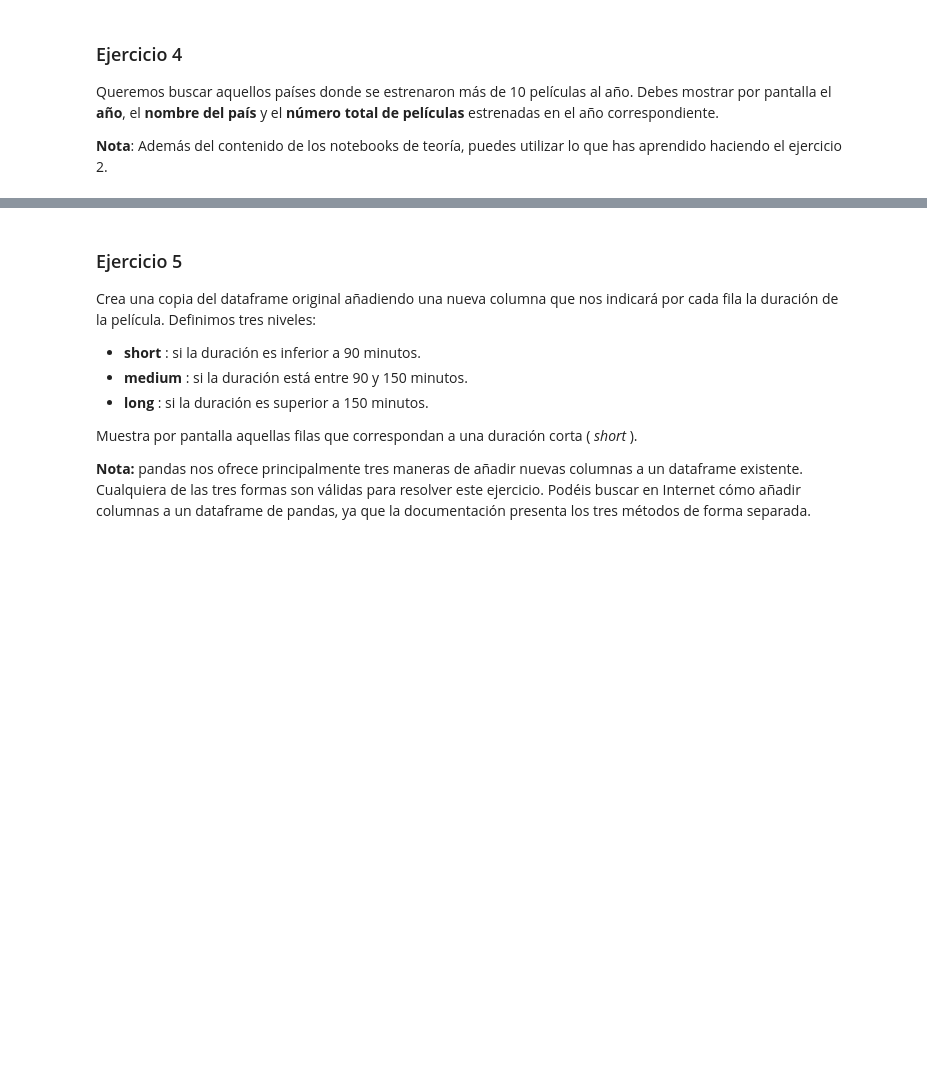
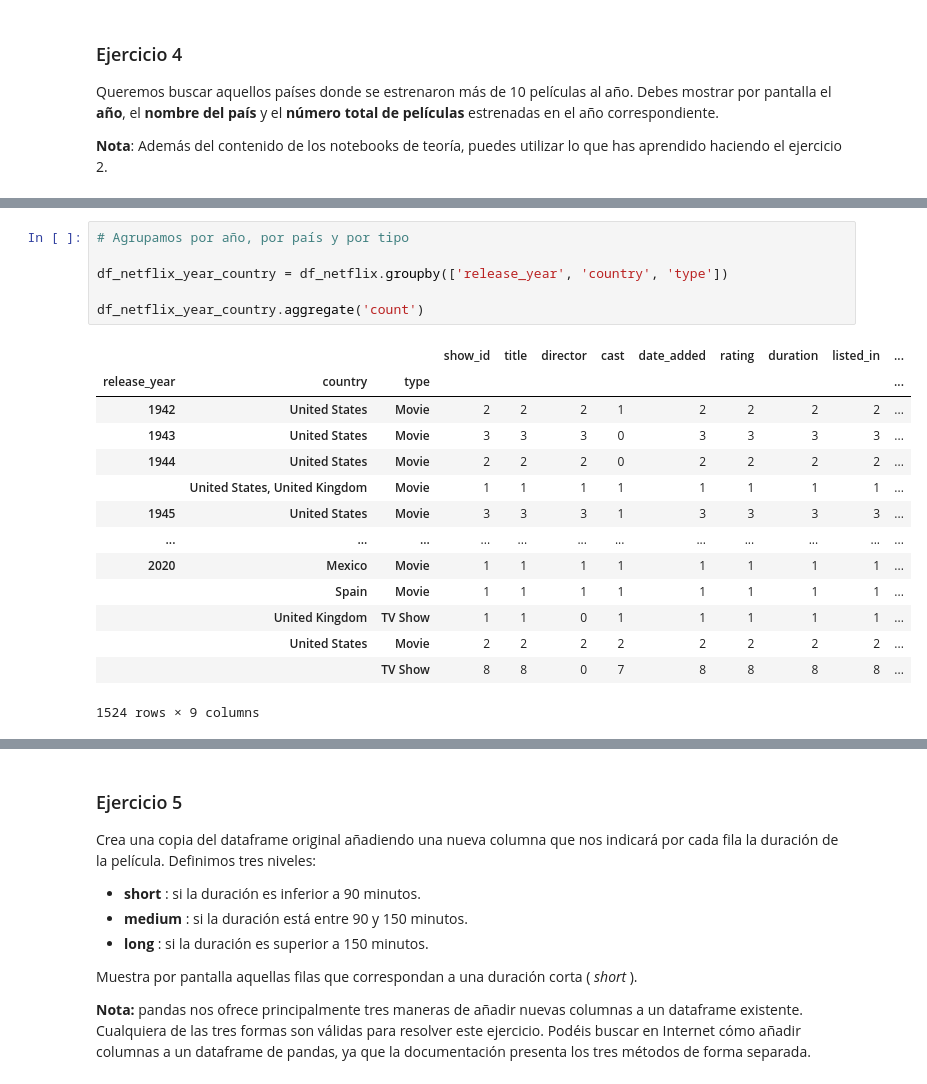
Before and after one commit to rdelaplaza/NEOLAND-DS2020-datalabs, a Jupyter notebook: 02-python-201/practices/02-pandas/your-code/03-pra-pandas_rodri.ipynb, the cells around one changed output, grey strips where cells are left out. Drawn from its saved outputs; the diff is of its cells as text; blank space fills up the shorter version.

```diff
--- a/02-python-201/practices/02-pandas/your-code/03-pra-pandas_rodri.ipynb
+++ b/02-python-201/practices/02-pandas/your-code/03-pra-pandas_rodri.ipynb
@@ -208,0 +226,21 @@ Queremos buscar aquellos países donde se estrenaron más de 10 películas al a
+# %%
+# Agrupamos por año, por país y por tipo
+
+df_netflix_year_country = df_netflix.groupby(['release_year', 'country', 'type'])
+
+df_netflix_year_country.aggregate('count')
+# %% [output]
+|  |  |  | show_id | title | director | cast | date_added | rating | duration | listed_in | ... |
+| release_year | country | type |  |  |  |  |  |  |  |  | ... |
+| 1942 | United States | Movie | 2 | 2 | 2 | 1 | 2 | 2 | 2 | 2 | ... |
+| 1943 | United States | Movie | 3 | 3 | 3 | 0 | 3 | 3 | 3 | 3 | ... |
+| 1944 | United States | Movie | 2 | 2 | 2 | 0 | 2 | 2 | 2 | 2 | ... |
+|  | United States, United Kingdom | Movie | 1 | 1 | 1 | 1 | 1 | 1 | 1 | 1 | ... |
+| 1945 | United States | Movie | 3 | 3 | 3 | 1 | 3 | 3 | 3 | 3 | ... |
+| ... | ... | ... | ... | ... | ... | ... | ... | ... | ... | ... | ... |
+| 2020 | Mexico | Movie | 1 | 1 | 1 | 1 | 1 | 1 | 1 | 1 | ... |
+|  | Spain | Movie | 1 | 1 | 1 | 1 | 1 | 1 | 1 | 1 | ... |
+|  | United Kingdom | TV Show | 1 | 1 | 0 | 1 | 1 | 1 | 1 | 1 | ... |
+|  | United States | Movie | 2 | 2 | 2 | 2 | 2 | 2 | 2 | 2 | ... |
+|  |  | TV Show | 8 | 8 | 0 | 7 | 8 | 8 | 8 | 8 | ... |
+1524 rows × 9 columns
```
Also changed, not shown: parts of 3 cells of this notebook.
